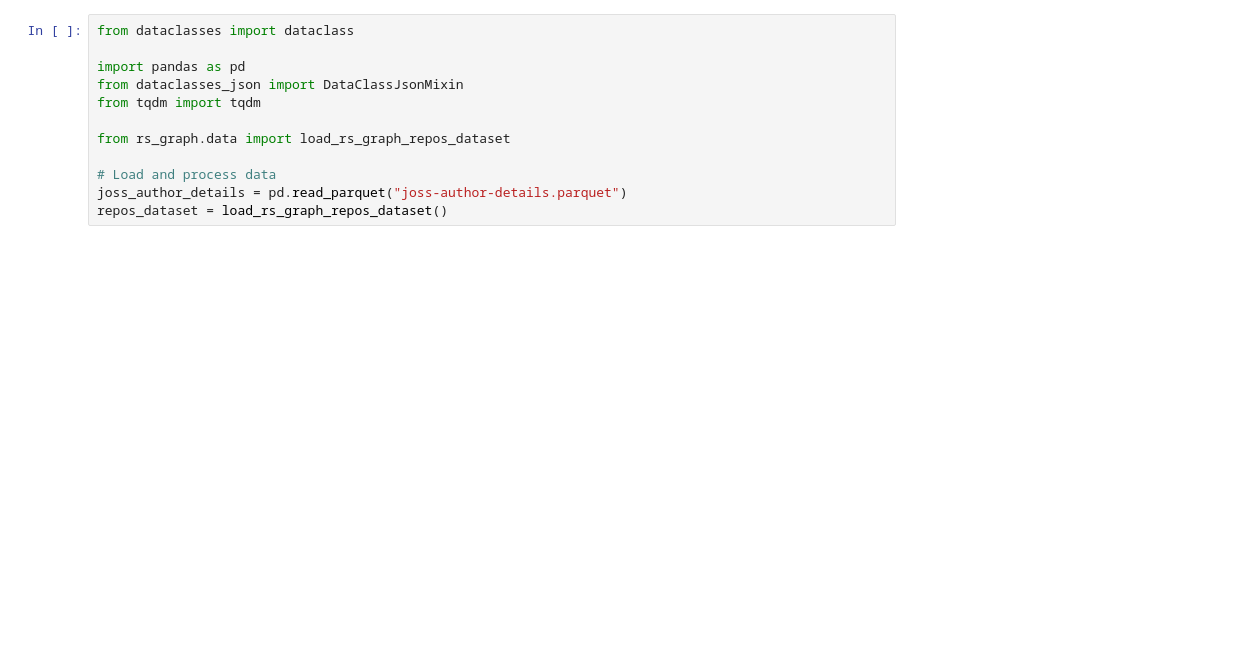
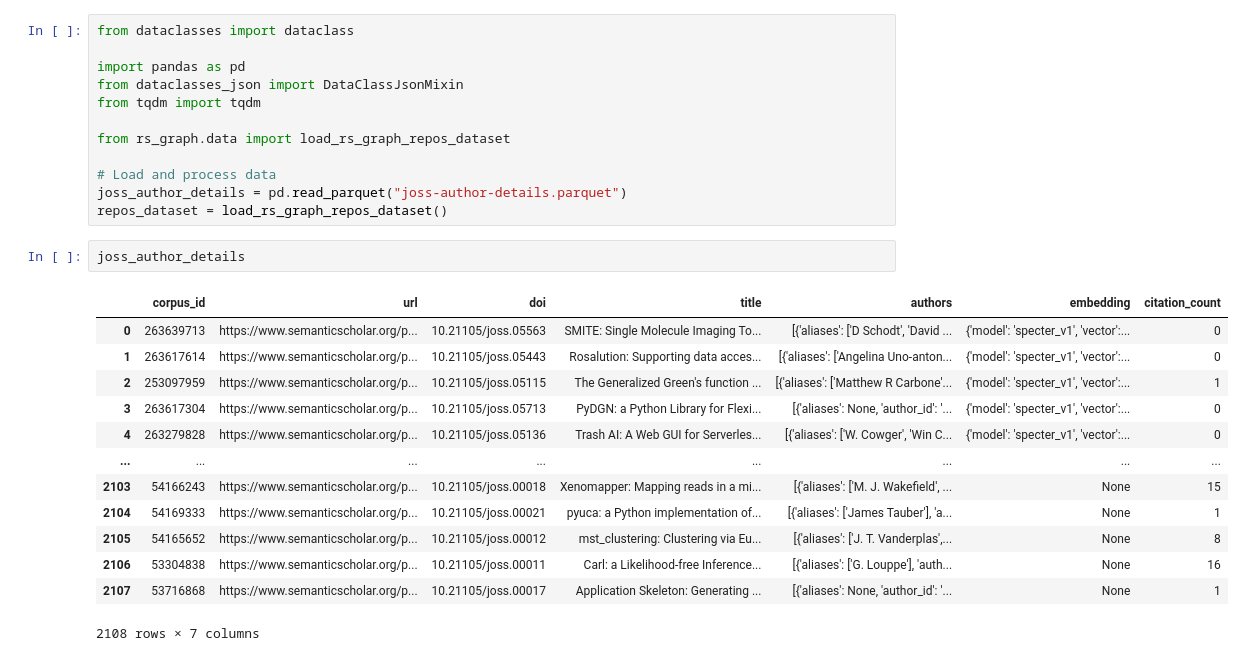
Before and after one commit to evamaxfield/rs-graph, a Jupyter notebook: notebooks/joss-authorship-credit.ipynb, the cells around one changed output. Drawn from its saved outputs; the diff is of its cells as text; blank space fills up the shorter version.

```diff
--- a/notebooks/joss-authorship-credit.ipynb
+++ b/notebooks/joss-authorship-credit.ipynb
@@ -10,6 +10,22 @@ from rs_graph.data import load_rs_graph_repos_dataset
 # Load and process data
 joss_author_details = pd.read_parquet("joss-author-details.parquet")
 repos_dataset = load_rs_graph_repos_dataset()
+# %%
+joss_author_details
+# %% [output]
+|  | corpus_id | url | doi | title | authors | embedding | citation_count |
+| 0 | 263639713 | https://www.semanticscholar.org/p... | 10.21105/joss.05563 | SMITE: Single Molecule Imaging To... | [{'aliases': ['D Schodt', 'David ... | {'model': 'specter_v1', 'vector':... | 0 |
+| 1 | 263617614 | https://www.semanticscholar.org/p... | 10.21105/joss.05443 | Rosalution: Supporting data acces... | [{'aliases': ['Angelina Uno-anton... | {'model': 'specter_v1', 'vector':... | 0 |
+| 2 | 253097959 | https://www.semanticscholar.org/p... | 10.21105/joss.05115 | The Generalized Green's function ... | [{'aliases': ['Matthew R Carbone'... | {'model': 'specter_v1', 'vector':... | 1 |
+| 3 | 263617304 | https://www.semanticscholar.org/p... | 10.21105/joss.05713 | PyDGN: a Python Library for Flexi... | [{'aliases': None, 'author_id': '... | {'model': 'specter_v1', 'vector':... | 0 |
+| 4 | 263279828 | https://www.semanticscholar.org/p... | 10.21105/joss.05136 | Trash AI: A Web GUI for Serverles... | [{'aliases': ['W. Cowger', 'Win C... | {'model': 'specter_v1', 'vector':... | 0 |
+| ... | ... | ... | ... | ... | ... | ... | ... |
+| 2103 | 54166243 | https://www.semanticscholar.org/p... | 10.21105/joss.00018 | Xenomapper: Mapping reads in a mi... | [{'aliases': ['M. J. Wakefield', ... | None | 15 |
+| 2104 | 54169333 | https://www.semanticscholar.org/p... | 10.21105/joss.00021 | pyuca: a Python implementation of... | [{'aliases': ['James Tauber'], 'a... | None | 1 |
+| 2105 | 54165652 | https://www.semanticscholar.org/p... | 10.21105/joss.00012 | mst_clustering: Clustering via Eu... | [{'aliases': ['J. T. Vanderplas',... | None | 8 |
+| 2106 | 53304838 | https://www.semanticscholar.org/p... | 10.21105/joss.00011 | Carl: a Likelihood-free Inference... | [{'aliases': ['G. Louppe'], 'auth... | None | 16 |
+| 2107 | 53716868 | https://www.semanticscholar.org/p... | 10.21105/joss.00017 | Application Skeleton: Generating ... | [{'aliases': None, 'author_id': '... | None | 1 |
+2108 rows × 7 columns
 # %%
 # Create a look up table for each author
 
```
Also changed, not shown: parts of 13 cells of this notebook, 21 other files.
